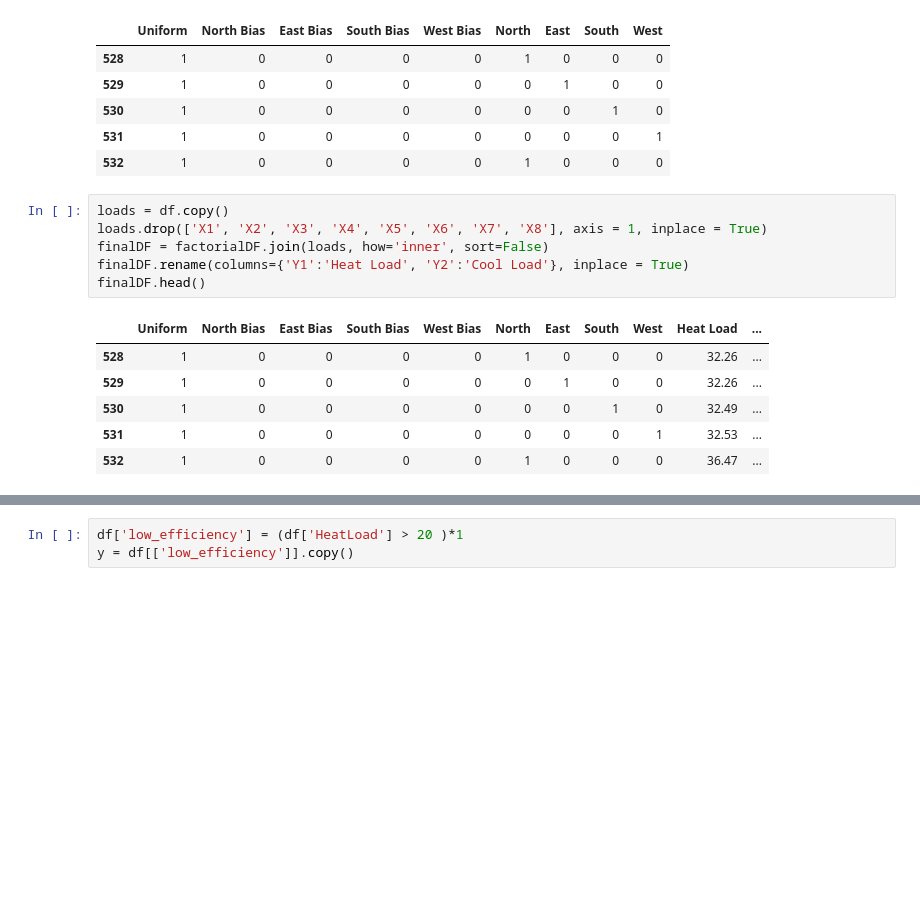
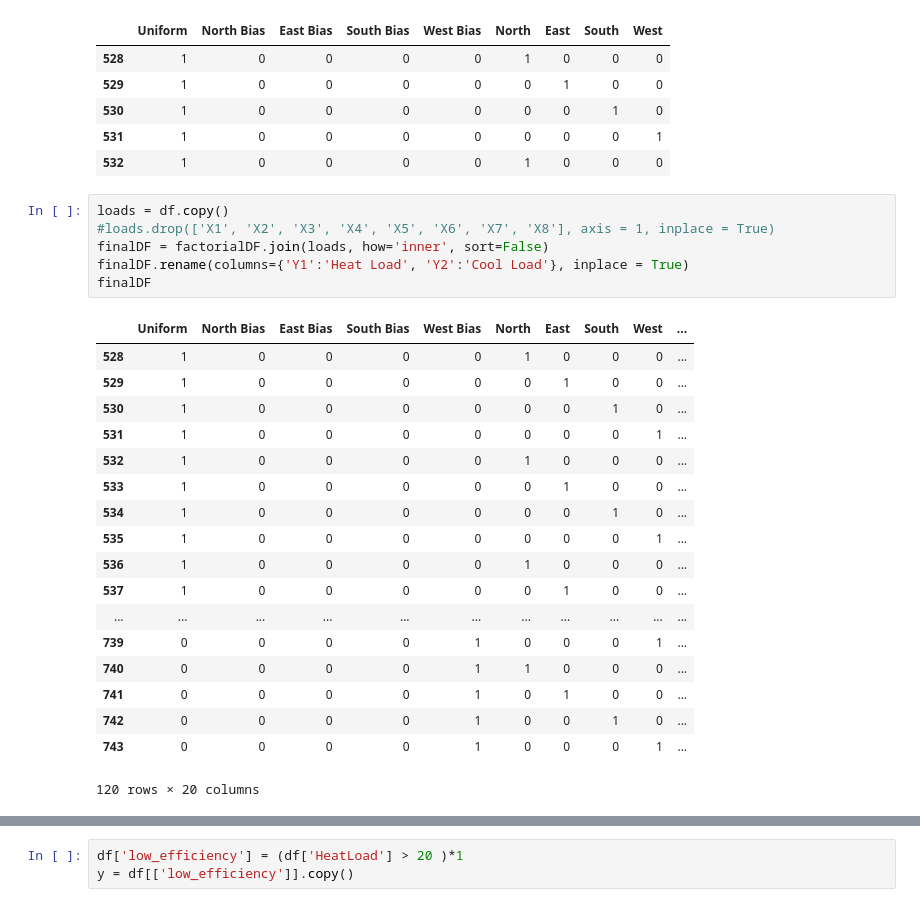
Before and after one commit to pezLyfe/EnergyEfficiency, a Jupyter notebook: EnergyEfficiency_Latest.ipynb, the cells around one changed output, grey strips where cells are left out. Drawn from its saved outputs; the diff is of its cells as text; blank space fills up the shorter version.

```diff
--- a/EnergyEfficiency_Latest.ipynb
+++ b/EnergyEfficiency_Latest.ipynb
@@ -378,14 +368,26 @@ factorialDF.head()
 | 532 | 1 | 0 | 0 | 0 | 0 | 1 | 0 | 0 | 0 |
 # %%
 loads = df.copy()
-loads.drop(['X1', 'X2', 'X3', 'X4', 'X5', 'X6', 'X7', 'X8'], axis = 1, inplace = True)
+#loads.drop(['X1', 'X2', 'X3', 'X4', 'X5', 'X6', 'X7', 'X8'], axis = 1, inplace = True)
 finalDF = factorialDF.join(loads, how='inner', sort=False)
 finalDF.rename(columns={'Y1':'Heat Load', 'Y2':'Cool Load'}, inplace = True)
-finalDF.head()
+finalDF
 # %% [output]
-|  | Uniform | North Bias | East Bias | South Bias | West Bias | North | East | South | West | Heat Load | ... |
-| 528 | 1 | 0 | 0 | 0 | 0 | 1 | 0 | 0 | 0 | 32.26 | ... |
-| 529 | 1 | 0 | 0 | 0 | 0 | 0 | 1 | 0 | 0 | 32.26 | ... |
-| 530 | 1 | 0 | 0 | 0 | 0 | 0 | 0 | 1 | 0 | 32.49 | ... |
-| 531 | 1 | 0 | 0 | 0 | 0 | 0 | 0 | 0 | 1 | 32.53 | ... |
-| 532 | 1 | 0 | 0 | 0 | 0 | 1 | 0 | 0 | 0 | 36.47 | ... |
+|  | Uniform | North Bias | East Bias | South Bias | West Bias | North | East | South | West | ... |
+| 528 | 1 | 0 | 0 | 0 | 0 | 1 | 0 | 0 | 0 | ... |
+| 529 | 1 | 0 | 0 | 0 | 0 | 0 | 1 | 0 | 0 | ... |
+| 530 | 1 | 0 | 0 | 0 | 0 | 0 | 0 | 1 | 0 | ... |
+| 531 | 1 | 0 | 0 | 0 | 0 | 0 | 0 | 0 | 1 | ... |
+| 532 | 1 | 0 | 0 | 0 | 0 | 1 | 0 | 0 | 0 | ... |
+| 533 | 1 | 0 | 0 | 0 | 0 | 0 | 1 | 0 | 0 | ... |
+| 534 | 1 | 0 | 0 | 0 | 0 | 0 | 0 | 1 | 0 | ... |
+| 535 | 1 | 0 | 0 | 0 | 0 | 0 | 0 | 0 | 1 | ... |
+| 536 | 1 | 0 | 0 | 0 | 0 | 1 | 0 | 0 | 0 | ... |
+| 537 | 1 | 0 | 0 | 0 | 0 | 0 | 1 | 0 | 0 | ... |
+| ... | ... | ... | ... | ... | ... | ... | ... | ... | ... | ... |
+| 739 | 0 | 0 | 0 | 0 | 1 | 0 | 0 | 0 | 1 | ... |
+| 740 | 0 | 0 | 0 | 0 | 1 | 1 | 0 | 0 | 0 | ... |
+| 741 | 0 | 0 | 0 | 0 | 1 | 0 | 1 | 0 | 0 | ... |
+| 742 | 0 | 0 | 0 | 0 | 1 | 0 | 0 | 1 | 0 | ... |
+| 743 | 0 | 0 | 0 | 0 | 1 | 0 | 0 | 0 | 1 | ... |
+120 rows × 20 columns
```
Also changed, not shown: parts of 11 cells of this notebook.
